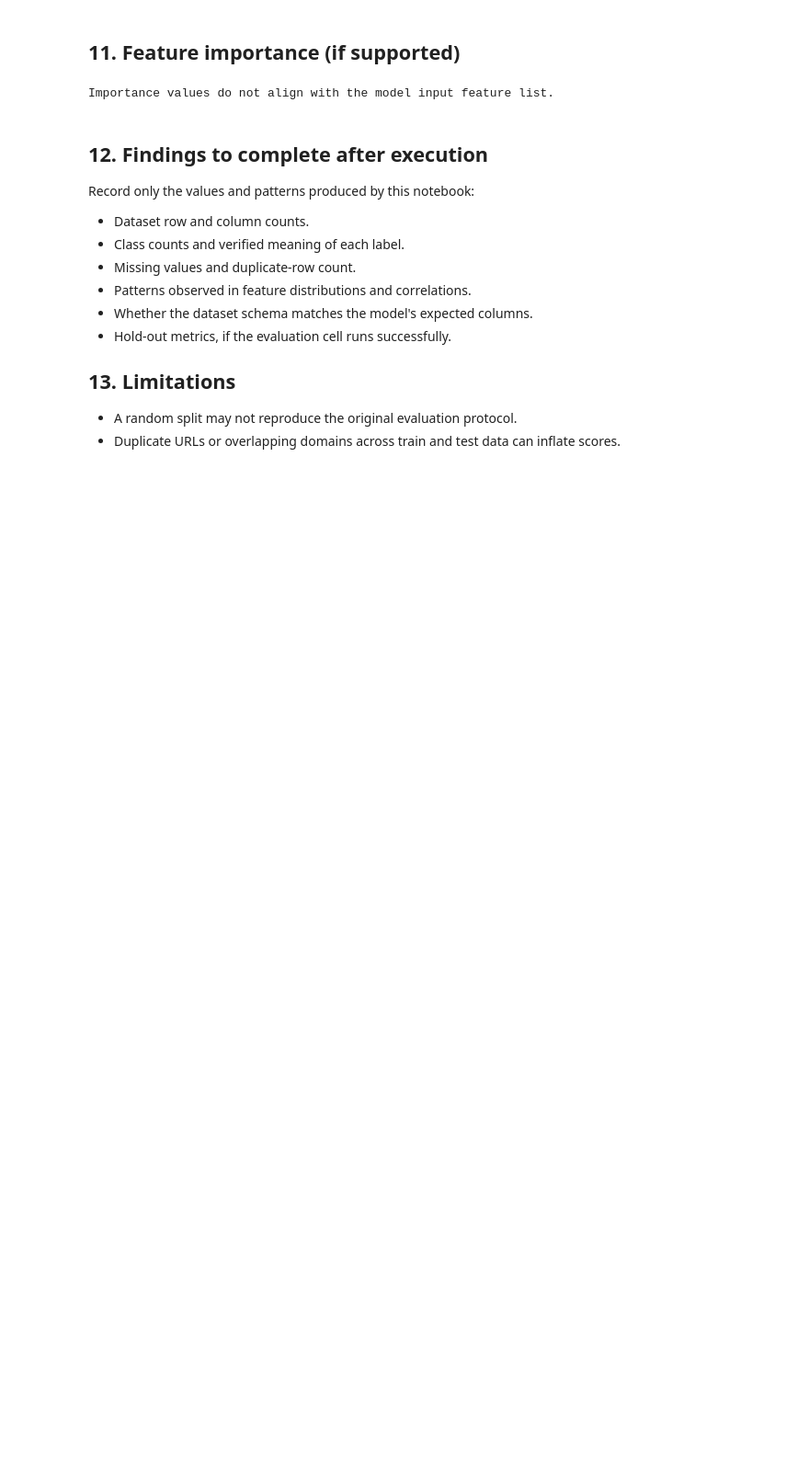
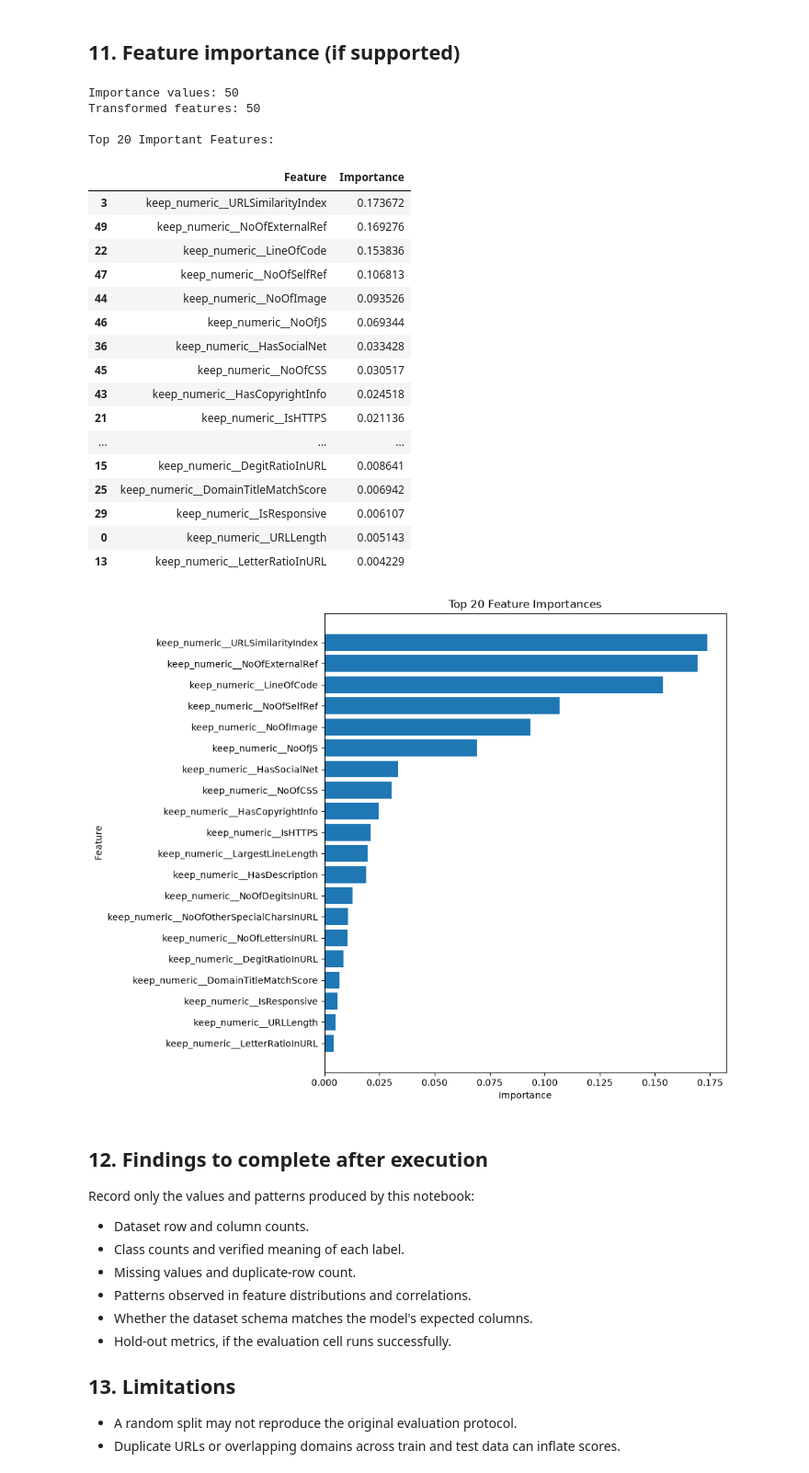
Before and after one commit to Jaideep681/PhishGuard-AI, a Jupyter notebook: Notebooks/Analysis.ipynb, the cells around one changed output. Shown at 92% size. Saved outputs shown, nothing was run; the diff lists cells and outputs as text; code cells hidden in the pictures; blank space fills up the shorter version.

Commit message:
Updated Analysis of Model

```diff
--- a/Notebooks/Analysis.ipynb
+++ b/Notebooks/Analysis.ipynb
@@ -377,27 +377,81 @@ weighted avg       1.00      1.00      1.00     47159
 # %% [markdown]
 ## 11. Feature importance (if supported)
 # %%
-estimator = model
-if hasattr(model, "named_steps"):
-    estimator = list(model.named_steps.values())[-1]
+
+# 11. Feature Importance (if supported)
+
+import pandas as pd
+import matplotlib.pyplot as plt
+
+preprocessor = model.named_steps["preprocessing"]
+estimator = model.named_steps["classifier"]
+
 if hasattr(estimator, "feature_importances_"):
-    importances = np.asarray(estimator.feature_importances_)
-    if expected_features is not None and len(importances) == len(expected_features):
-        importance_df = pd.DataFrame({"feature": expected_features, "importance": importances}).sort_values("importance", ascending=False)
+
+    importances = estimator.feature_importances_
+
+    # Get feature names after preprocessing
+    transformed_features = preprocessor.get_feature_names_out()
+
+    print("Importance values:", len(importances))
+    print("Transformed features:", len(transformed_features))
+
+    if len(importances) == len(transformed_features):
+
+        importance_df = pd.DataFrame({
+            "Feature": transformed_features,
+            "Importance": importances
+        })
+
+        importance_df = importance_df.sort_values(
+            by="Importance",
+            ascending=False
+        )
+
+        print("\nTop 20 Important Features:")
         display(importance_df.head(20))
-        top = importance_df.head(20).sort_values("importance")
-        plt.figure(figsize=(9, 7))
-        plt.barh(top["feature"], top["importance"])
-        plt.title("Top 20 feature importances")
+
+        top = importance_df.head(20).sort_values(
+            by="Importance",
+            ascending=True
+        )
+
+        plt.figure(figsize=(10, 8))
+        plt.barh(top["Feature"], top["Importance"])
+        plt.title("Top 20 Feature Importances")
         plt.xlabel("Importance")
+        plt.ylabel("Feature")
         plt.tight_layout()
         plt.show()
+
     else:
-        print("Importance values do not align with the model input feature list.")
+        print("Feature count mismatch. Check preprocessing.")
+
 else:
-    print("The final estimator does not expose feature_importances_.")
+    print("Classifier does not support feature importance.")
 # %% [output]
-Importance values do not align with the model input feature list.
+Importance values: 50
+Transformed features: 50
+
+Top 20 Important Features:
+|  | Feature | Importance |
+| 3 | keep_numeric__URLSimilarityIndex | 0.173672 |
+| 49 | keep_numeric__NoOfExternalRef | 0.169276 |
+| 22 | keep_numeric__LineOfCode | 0.153836 |
+| 47 | keep_numeric__NoOfSelfRef | 0.106813 |
+| 44 | keep_numeric__NoOfImage | 0.093526 |
+| 46 | keep_numeric__NoOfJS | 0.069344 |
+| 36 | keep_numeric__HasSocialNet | 0.033428 |
+| 45 | keep_numeric__NoOfCSS | 0.030517 |
+| 43 | keep_numeric__HasCopyrightInfo | 0.024518 |
+| 21 | keep_numeric__IsHTTPS | 0.021136 |
+| ... | ... | ... |
+| 15 | keep_numeric__DegitRatioInURL | 0.008641 |
+| 25 | keep_numeric__DomainTitleMatchScore | 0.006942 |
+| 29 | keep_numeric__IsResponsive | 0.006107 |
+| 0 | keep_numeric__URLLength | 0.005143 |
+| 13 | keep_numeric__LetterRatioInURL | 0.004229 |
+[figure, added]
 # %% [markdown]
 ## 12. Findings to complete after execution
 
```
